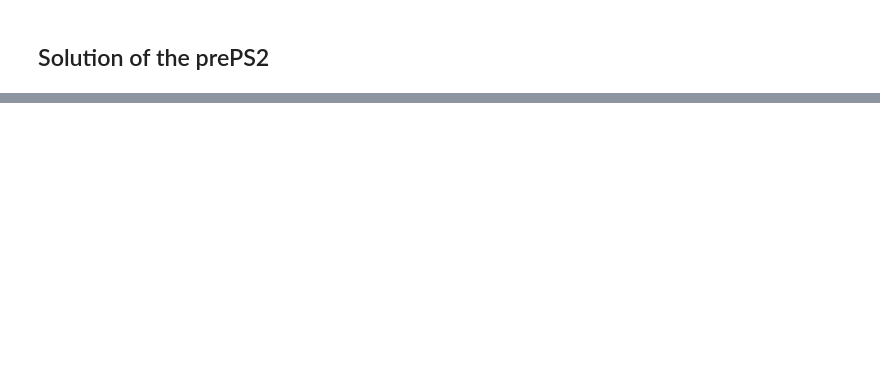
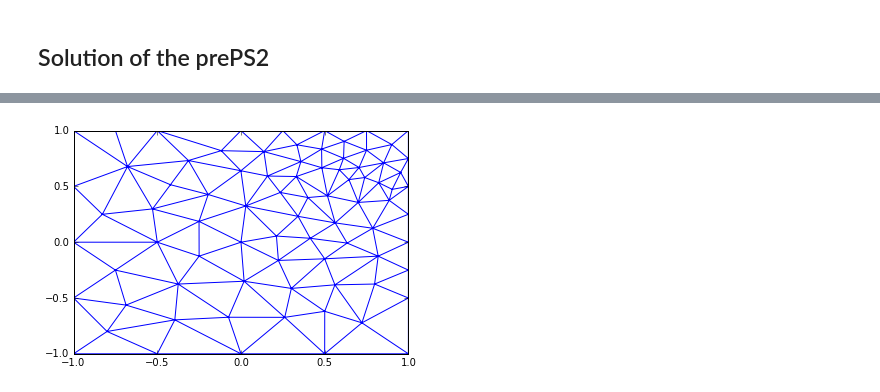
Before and after one commit to shapeev/NumPDE2016, a Jupyter notebook: Mesh.ipynb, the cells around one changed output, grey strips where cells are left out. Cells and saved outputs as stored; diff of their text form; code cells hidden in the pictures; blank space fills up the shorter version.

```diff
--- a/Mesh.ipynb
+++ b/Mesh.ipynb
@@ -363,0 +413,12 @@ s1
+# %%
+points = []
+points.extend(np.array(mesh.points))
+points.extend([(-0.8,-0.8)])
+# %%
+
+
+
+info_s = triangle.MeshInfo()
+info_s.set_points(points)
+info_s.set_facets(mesh.facets)
+mesh = triangle.build(info_s)
@@ -363,0 +429,8 @@ s1
+# %%
+mesh_points = np.array(mesh.points)
+mesh_tris = np.array(mesh.elements)
+mesh_facets = np.array(mesh.facets)
+pt.triplot(mesh_points[:, 0], mesh_points[:, 1], mesh_tris)
+pt.show()
+# %% [output]
+[figure, added]
```
Also changed, not shown: parts of 13 cells of this notebook, 3 other files.
